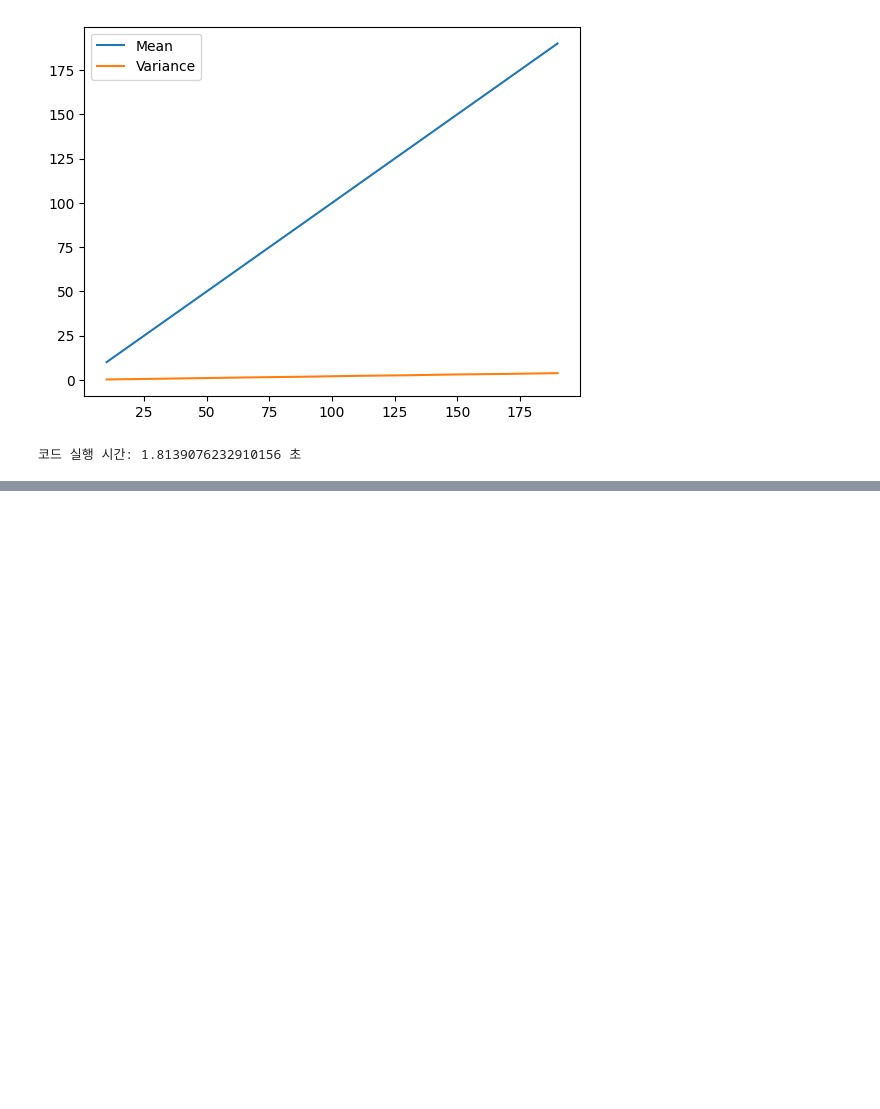
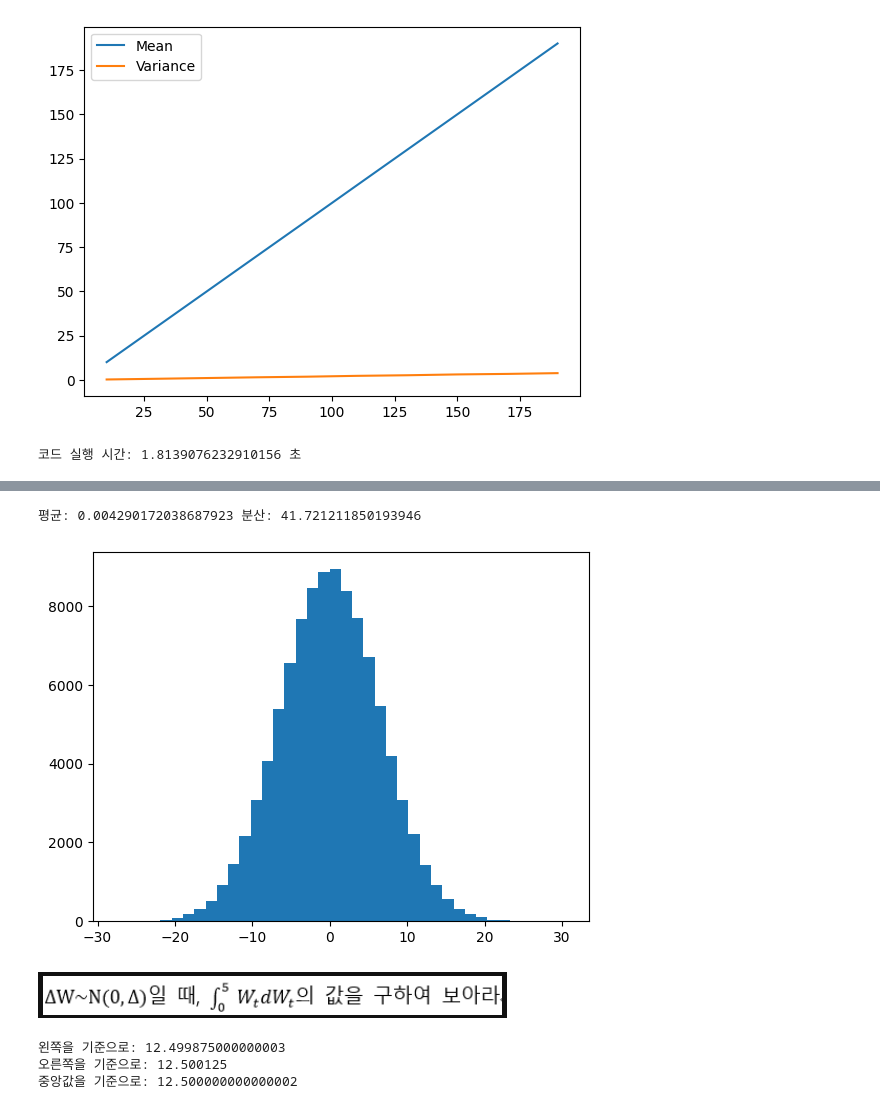
Before and after one commit to HST0077/Financial-Engineering-Python, a Jupyter notebook: Stochastics_01.ipynb, the cells around one changed output, grey strips where cells are left out. Drawn from its saved outputs; the diff is of its cells as text; code cells hidden in the pictures; blank space fills up the shorter version.

```diff
--- a/Stochastics_01.ipynb
+++ b/Stochastics_01.ipynb
@@ -150,0 +237,57 @@ timer.toc()
+# %%
+import cupy as cp
+from scipy.stats import norm
+import matplotlib.pyplot as plt
+
+# sim: 시뮬레이션 횟수
+# N_intervals: 시간을 몇 개로 쪼갤 것인지 지정
+a,b=0,5
+sim,N_intervals=100000,500
+T=b-a
+N = T * N_intervals  # 만기를 감안한 시간간격의 갯수
+s = cp.sqrt(1 / N_intervals)  # 분산을 표준편차화
+# N(0,s)을 따르는 [N, sim] 크기의 정규난수 생성
+dW = cp.random.normal(0, s, size=(N, sim))
+
+# integrand 부분을 함수형태로 만들어 주기
+t_col=cp.arange(1,N+1)*((b-a)/N) # ih의 값 생성
+t_col = t_col[:, cp.newaxis]  # 열(column)로 갖는 행렬로 변환
+t_mat=cp.tile(t_col,(1,sim)) # 열 방향으로 sim 개수만큼 복제
+
+# 동일한 형태의 두 행렬의 같은 원소의 곱을 만들어줌
+Integrand=t_mat*dW # 행렬의 곱이 아님
+
+# 행방향으로 누적합을 구해가다가 마지막행을 추출
+col_sum = cp.cumsum(Integrand, axis=0)[-1,:]
+
+col_sum_np=cp.asnumpy(col_sum) # numpy array로 변환
+plt.hist(col_sum_np,bins=40) # histogram으로 표현
+mu, sig = norm.fit(col_sum_np)
+print('평균:',mu, '분산:',sig**2)
+# %% [output]
+평균: 0.004290172038687923 분산: 41.721211850193946
+[figure, added]
+# %% [markdown]
+![image.png](embedded-picture-1)
+# %%
+# 일반 정적분 문제 풀기
+T,N=5,100000
+h=T/N
+# N+1개의 시점 생성
+t_ax=np.linspace(0,T,N+1)
+
+# 직사각형의 왼쪽 함수값을 높이로 구함
+left_sum=np.sum(t_ax[:-1]*h)
+print('왼쪽을 기준으로:',left_sum)
+
+# 직사각형의 오른쪽 함수값을 높이로 구함
+right_sum=np.sum(t_ax[1:]*h)
+print('오른쪽을 기준으로:',right_sum)
+
+# 직사각형의 중앙값을 높이로 구함
+center_sum=np.sum((t_ax[:-1]+t_ax[1:])/2*h)
+print('중앙값을 기준으로:',center_sum)
+# %% [output]
+왼쪽을 기준으로: 12.499875000000003
+오른쪽을 기준으로: 12.500125
+중앙값을 기준으로: 12.500000000000002
```
Also changed, not shown: parts of 32 cells of this notebook.
